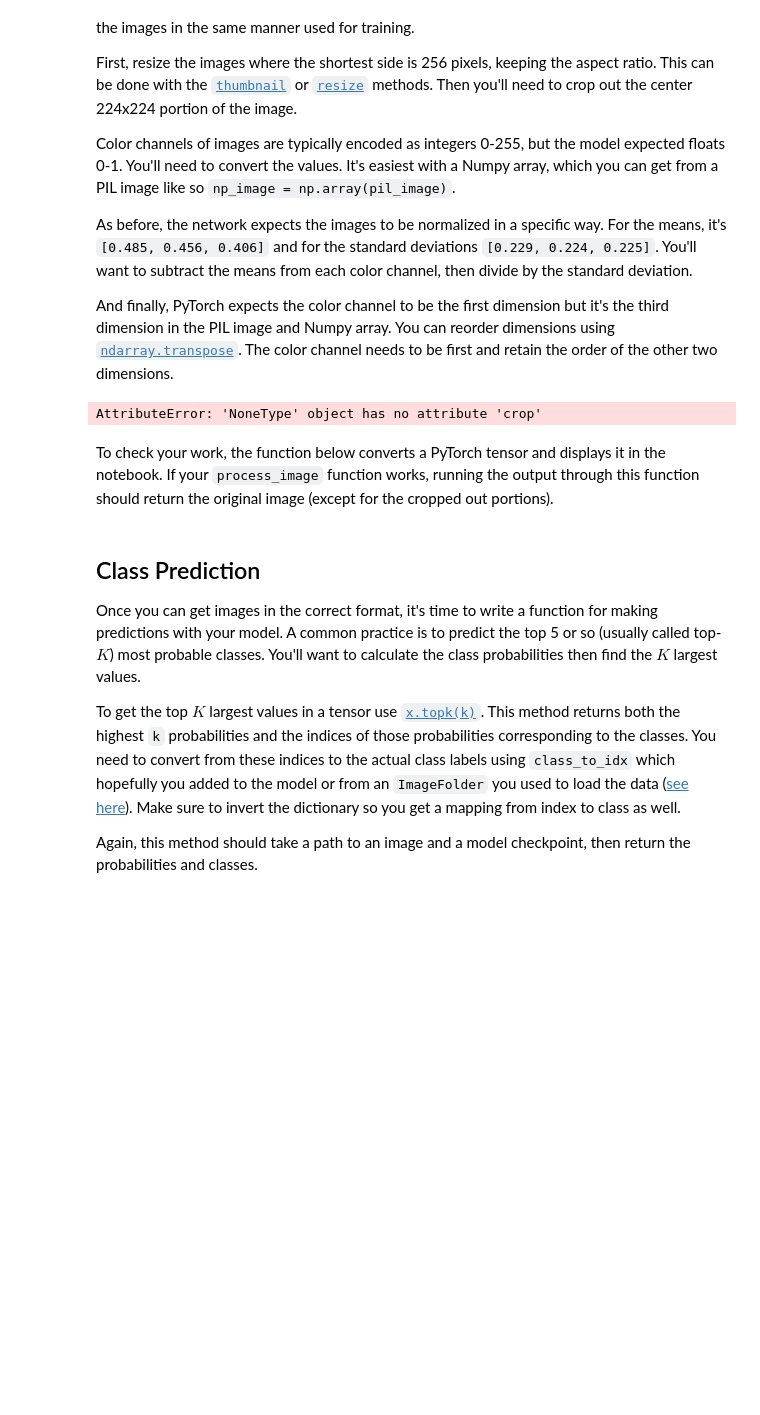
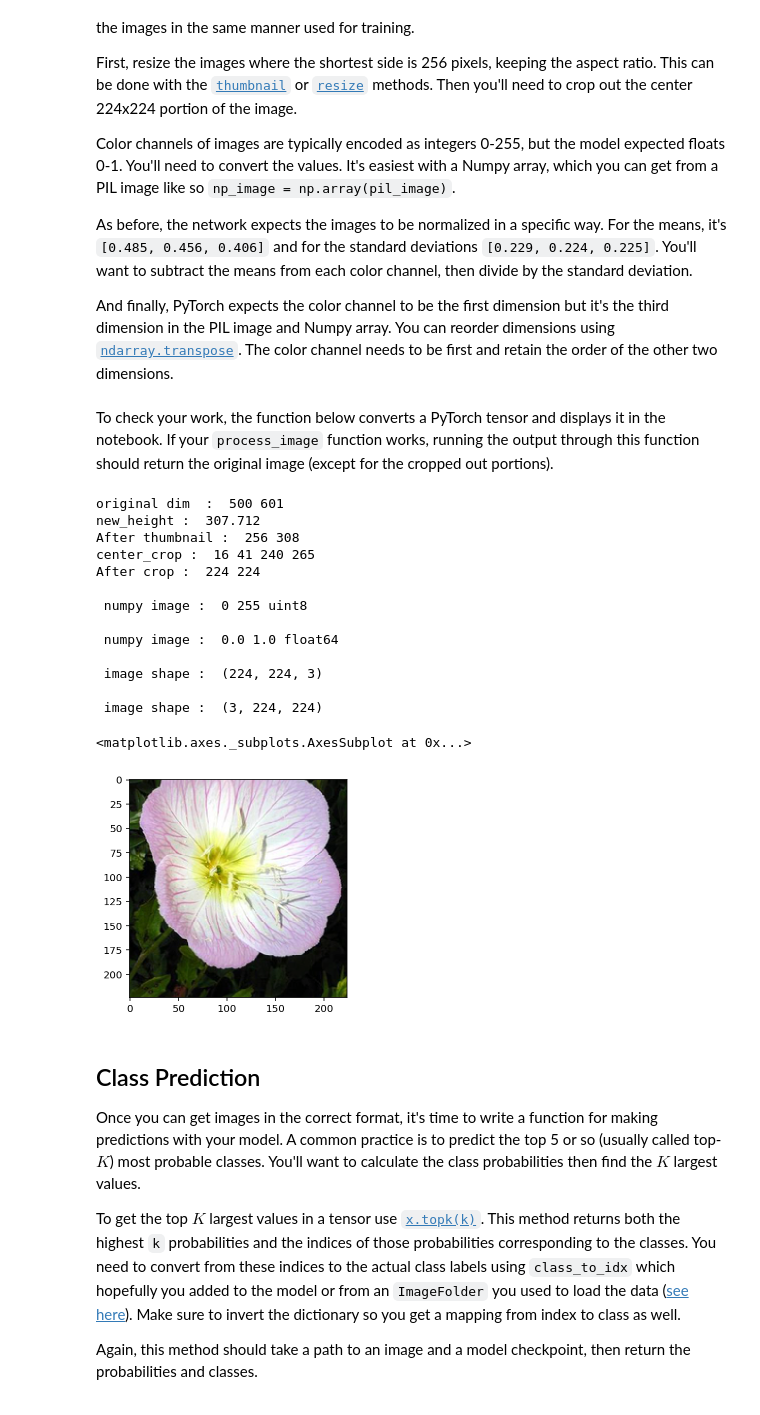
Before and after one commit to JananiSBabu/Deep-Flower-Classifier-ResNet50-PyTorch, a Jupyter notebook: Image Classifier Project.ipynb, the cells around one changed output. Cells and saved outputs as stored; diff of their text form; code cells hidden in the pictures; blank space fills up the shorter version.

Commit message:
Completed image processing on PIL image

```diff
--- a/Image Classifier Project.ipynb
+++ b/Image Classifier Project.ipynb
@@ -407,42 +400,0 @@ def process_image(image):
-# %%
-# test  - process_image()
-from PIL import Image
-
-image_path = r'C:\Users\janan\.pytorch\flower_data\test\1' + '\image_06743.jpg'
-image_path = r"C:\Learning\Nanodegree\pytorch\image_06743.jpg"
-image = Image.open(image_path)
-#image.rotate(45).show()
-
-# ---- function------
-image.show()
-
-
-crop_size = 224
-#image.thumbnail(size)
-
-orig_width, orig_height = image.size
-orig_ar = orig_width / orig_height
-
-new_width = 256
-new_height = int(new_width / orig_ar)
-
-image = image.thumbnail((new_width, new_height), Image.ANTIALIAS)
-
-# center crop
-
-left = (new_width - crop_size) / 2
-top = (new_height - crop_size) / 2
-right = (new_width + crop_size) / 2
-bottom = (new_height + crop_size) / 2
-center_crop = ((left, top, right, bottom))
-
-image = image.crop((left, top, right, bottom))
-
-print("orig_width : ", orig_width)
-print("orig_height : ", orig_height)
-print("new_height : ", new_height)
-print("center_crop : ", center_crop)
-
-image.show()
-# %% [output]
-AttributeError: 'NoneType' object has no attribute 'crop'
@@ -469,6 +473,35 @@ def imshow(image, ax=None, title=None):
     ax.imshow(image)
 
     return ax
+# %%
+# test  - process_image()
+from PIL import Image
+
+image_path = r'C:\Users\janan\.pytorch\flower_data\test\1' + '\image_06743.jpg'
+image_path = r"C:\Learning\Nanodegree\pytorch\image_06743.jpg"
+image = Image.open(image_path)
+
+image_ndarray = process_image(image)
+
+image_torch = torch.from_numpy(image_ndarray)
+
+imshow(image_torch)
+# %% [output]
+original dim  :  500 601
+new_height :  307.712
+After thumbnail :  256 308
+center_crop :  16 41 240 265
+After crop :  224 224
+
+ numpy image :  0 255 uint8
+
+ numpy image :  0.0 1.0 float64
+
+ image shape :  (224, 224, 3)
+
+ image shape :  (3, 224, 224)
+<matplotlib.axes._subplots.AxesSubplot at 0x...>
+[figure, added]
 # %% [markdown]
 ## Class Prediction
 
```
Also changed, not shown: parts of 3 cells of this notebook.
